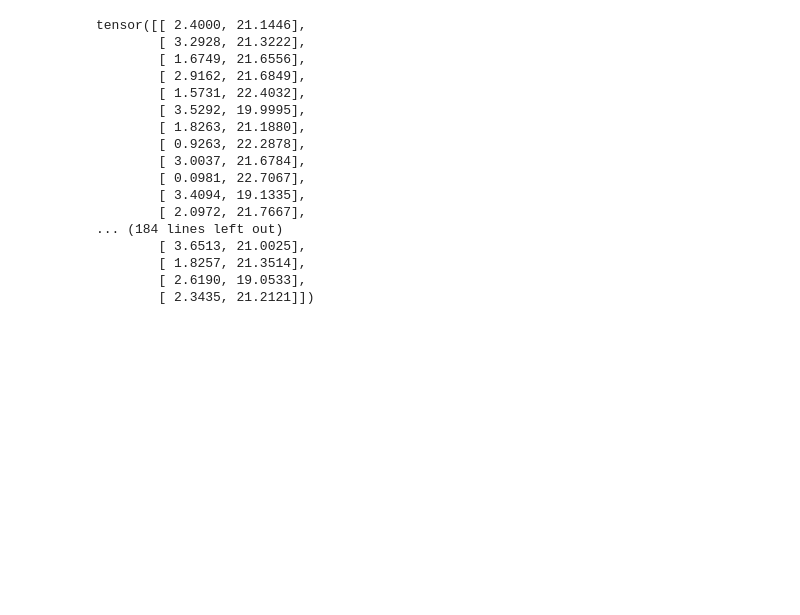
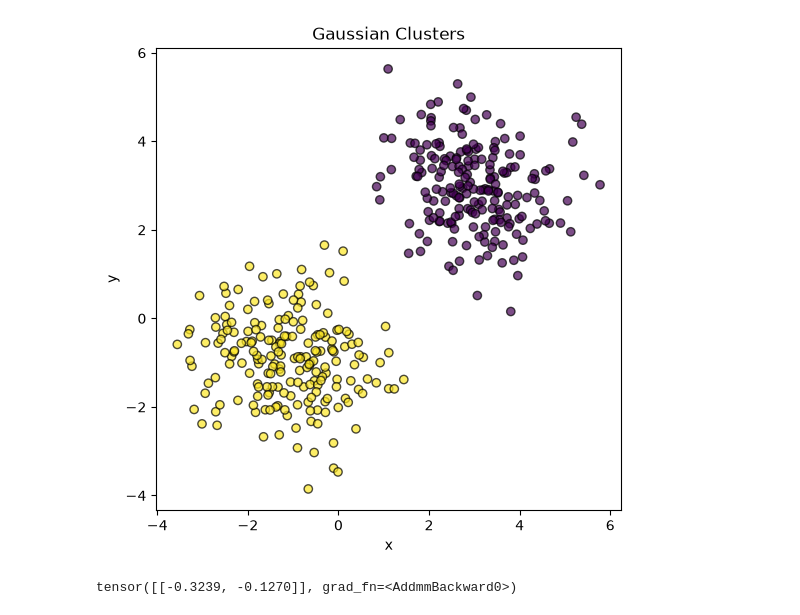
Before and after one commit to FGFAnderson/mech-interp-mini-projects, a Jupyter notebook: torch_nn/NeuralNet.ipynb, the cells around one changed output. Saved outputs shown, nothing was run; the diff lists cells and outputs as text; code cells hidden in the pictures; blank space fills up the shorter version.

Commit message:
torch_nn | feat: setup basic MLP in torch and graphed guassian dists

```diff
--- a/torch_nn/NeuralNet.ipynb
+++ b/torch_nn/NeuralNet.ipynb
@@ -3,25 +4,44 @@ import torch
 from jaxtyping import Float
 # %%
-def make_gaussian_data(location: tuple[int, int], count: int, std: float, mean: float) -> Float[torch.Tensor, "count 2"]:
+def make_gaussian_data(location: tuple[int, int], count: int, std: float, mean: float, label: int) -> Float[torch.Tensor, "count 3"]:
     center = torch.tensor(location)
-    return torch.randn(count, 2) * std + mean + center
+    gaussian = torch.randn(count, 2) * std + mean + center
+    labels = torch.full((count, 1), label)
+    return torch.cat([gaussian, labels], dim=1)
 
-make_gaussian_data((1, 20), 200, 1.0, 1.0)
+cluster_1 = make_gaussian_data((2, 2), 200, 1.0, 1.0, 0)
+cluster_2 = make_gaussian_data((-2, -2), 200, 1.0, 1.0, 1)
+
+data = torch.cat([cluster_1, cluster_2], dim=0)
-# %% [output]
-tensor([[ 2.4000, 21.1446],
-        [ 3.2928, 21.3222],
-        [ 1.6749, 21.6556],
-        [ 2.9162, 21.6849],
-        [ 1.5731, 22.4032],
-        [ 3.5292, 19.9995],
-        [ 1.8263, 21.1880],
-        [ 0.9263, 22.2878],
-        [ 3.0037, 21.6784],
-        [ 0.0981, 22.7067],
-        [ 3.4094, 19.1335],
-        [ 2.0972, 21.7667],
-... (184 lines left out)
-        [ 3.6513, 21.0025],
-        [ 1.8257, 21.3514],
-        [ 2.6190, 19.0533],
-        [ 2.3435, 21.2121]])
+# %%
+import matplotlib.pyplot as plt
+
+data_np = data.numpy()
+
+plt.figure(figsize=(6, 6))
+plt.scatter(data_np[:, 0], data_np[:, 1], c=data_np[:, 2], alpha=0.7, edgecolors="k")
+plt.xlabel("x")
+plt.ylabel("y")
+plt.title("Gaussian Clusters")
+plt.show()
+# %% [output]
+[figure, added]
+# %%
+class MLP(nn.Module):
+    def __init__(self) -> None:
+        super().__init__()
+        self.fc1 = nn.Linear(2, 16)
+        self.fc2 = nn.Linear(16, 2)
+        self.relu = nn.ReLU()
+
+    def forward(self, x):
+        x = self.fc1(x)
+        x = self.relu(x)
+        x = self.fc2(x)
+        return x
+
+model = MLP()
+output = model(torch.randn(1,2))
+output
+# %% [output]
+tensor([[-0.3239, -0.1270]], grad_fn=<AddmmBackward0>)
```
Also changed, not shown: parts of 1 cell of this notebook, 2 other files.
